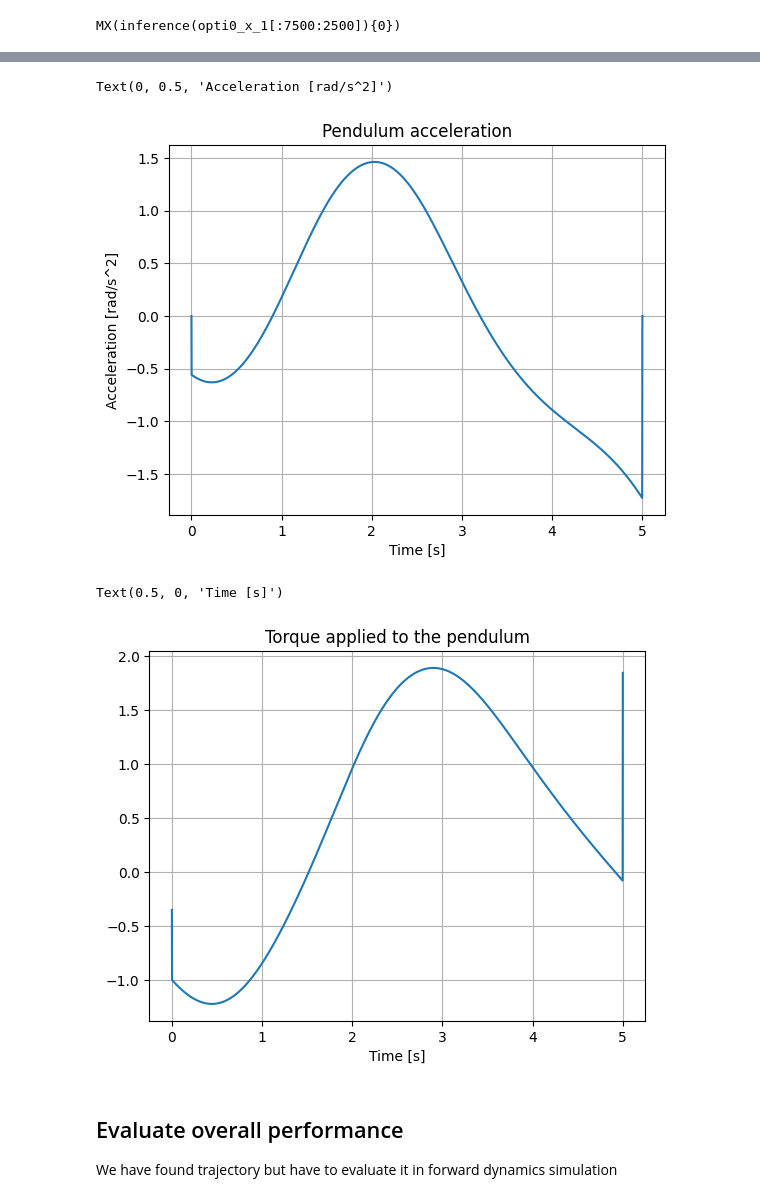
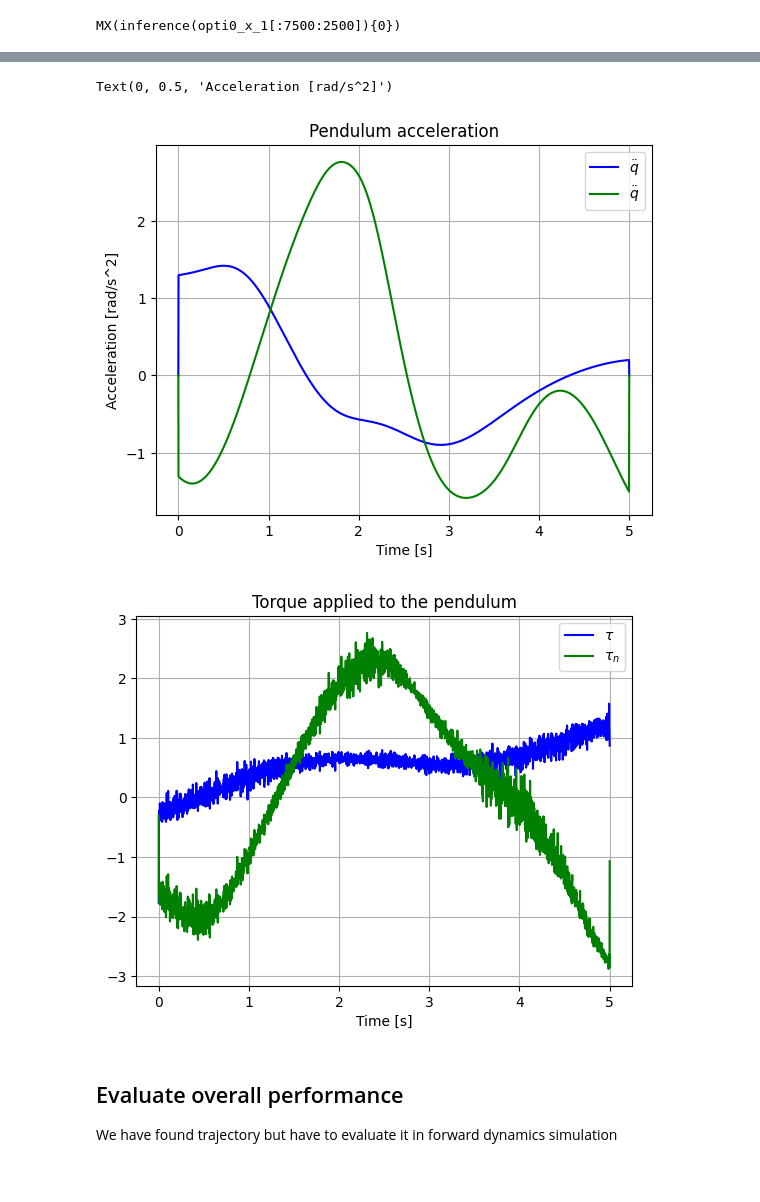
Before and after one commit to lvjonok/f23-pmldl-project, a Jupyter notebook: notebooks/final/pendulum.ipynb, the cells around one changed output, grey strips where cells are left out. Cells and saved outputs as stored; diff of their text form; code cells hidden in the pictures.

Commit message:
Added noised model

```diff
--- a/notebooks/final/pendulum.ipynb
+++ b/notebooks/final/pendulum.ipynb
@@ -97,6 +227,7 @@ qfinal = cs.pi
 # formulate problem
 
 opti = cs.Opti()
+opti_n = cs.Opti()
 
 T = 5
 N = T * 500
@@ -118,6 +249,24 @@ opti.subject_to(dq[-1] == 0)
 
 opti.subject_to(ddq[-1] == 0)
 opti.subject_to(ddq[0] == 0)
+
+x_n = opti_n.variable(N, 3)
+q_n = x_n[:, 0]
+dq_n = x_n[:, 1]
+ddq_n = x_n[:, 2]
+
+opti_n.subject_to(q_n[0] == q0)
+opti_n.subject_to(q_n[-1] == qfinal)
+
+opti_n.set_initial(q_n, cs.linspace(q0, qfinal, N))
+opti_n.set_initial(dq_n, (qfinal - q0) / T)
+opti_n.set_initial(ddq_n, (qfinal - q0) / T**2)
+
+opti_n.subject_to(dq_n[0] == 0)
+opti_n.subject_to(dq_n[-1] == 0)
+
+opti_n.subject_to(ddq_n[-1] == 0)
+opti_n.subject_to(ddq_n[0] == 0)
 # %%
 casadi_model(x[0, :])
 # %% [output]
@@ -129,19 +278,26 @@ dt = T / N
 for i in range(N - 1):
     opti.subject_to(q[i + 1] == q[i] + dt * dq[i + 1])
     opti.subject_to(dq[i + 1] == dq[i] + dt * ddq[i])
+    opti_n.subject_to(q_n[i + 1] == q_n[i] + dt * dq_n[i + 1])
+    opti_n.subject_to(dq_n[i + 1] == dq_n[i] + dt * ddq_n[i])
 
 cost = 0
+cost_n = 0
 
 # dynamics constraints
 for i in range(N - 1):
     u = casadi_model(x[i, :])
+    u_n = casadi_model_n(x_n[i, :])
 
-    # # constraint might come from our motor possibilites
+    # constraint might come from our motor possibilities
     opti.subject_to(opti.bounded(-30, u, 30))
+    opti_n.subject_to(opti_n.bounded(-30, u_n, 30))
 
     cost += 10 * u**2
+    cost_n += 10 * u_n**2
 
 opti.minimize(cost)
+opti_n.minimize(cost_n)
 # %%
 opti.solver("ipopt")
 opti.solve()
@@ -174,5 +359,6 @@ OptiSol(Opti {
 # %%
 q, dq, ddq = opti.value(q), opti.value(dq), opti.value(ddq)
+q_n, dq_n, ddq_n = opti_n.value(q_n), opti_n.value(dq_n), opti_n.value(ddq_n)
 # %%
 q, dq, ddq
 # %% [output]
@@ -216,34 +406,45 @@ timeseries = cs.linspace(0, T, N)
 
 plt.title("Pendulum acceleration")
 plt.grid()
-plt.plot(timeseries, ddq)
+plt.plot(timeseries, ddq, color="blue", label="$\\ddot{q}$")
+plt.plot(timeseries, ddq_n, color="green", label="$\\ddot{q}$")
+plt.legend(loc="best")
 plt.xlabel("Time [s]")
 plt.ylabel("Acceleration [rad/s^2]")
 # %% [output]
 Text(0, 0.5, 'Acceleration [rad/s^2]')
-[figure, old version]
+[figure, new version]
 # %%
 # compute what is the torque applied to the pendulum
 
 from matplotlib import pyplot as plt
 
+np.random.seed(SEED)
 tau = []
+tau_n = []
 for i in range(N):
-    u = casadi_model([q[i], dq[i], ddq[i]])
+    noise = np.random.normal(loc=0, scale=0.05, size=3)
+    x = np.array([q[i], dq[i], ddq[i]]) + noise
+    x_n = np.array([q_n[i], dq_n[i], ddq_n[i]]) + noise
+    u = casadi_model(x)
+    u_n = casadi_model_n(x_n)
     tau.append(u)
+    tau_n.append(u_n)
 
 tau = np.array(tau).flatten()
+tau_n = np.array(tau_n).flatten()
 
 timeseries = cs.linspace(0, T, N)
 
 plt.title("Torque applied to the pendulum")
 plt.grid()
-plt.plot(timeseries, tau)
-# plt.hlines([params["u_max"], -params["u_max"]], 0, T, linestyles="dashed", colors="red")
+plt.plot(timeseries, tau, color="blue", label="$\\tau$")
+plt.plot(timeseries, tau_n, color="green", label="$\\tau_n$")
+plt.legend(loc="best")
 plt.xlabel("Time [s]")
+plt.show()
 # %% [output]
-Text(0.5, 0, 'Time [s]')
-[figure, old version]
+[figure, new version]
 # %% [markdown]
 ## Evaluate overall performance
 
```
Also changed, not shown: parts of 30 cells of this notebook, 7 other files.
